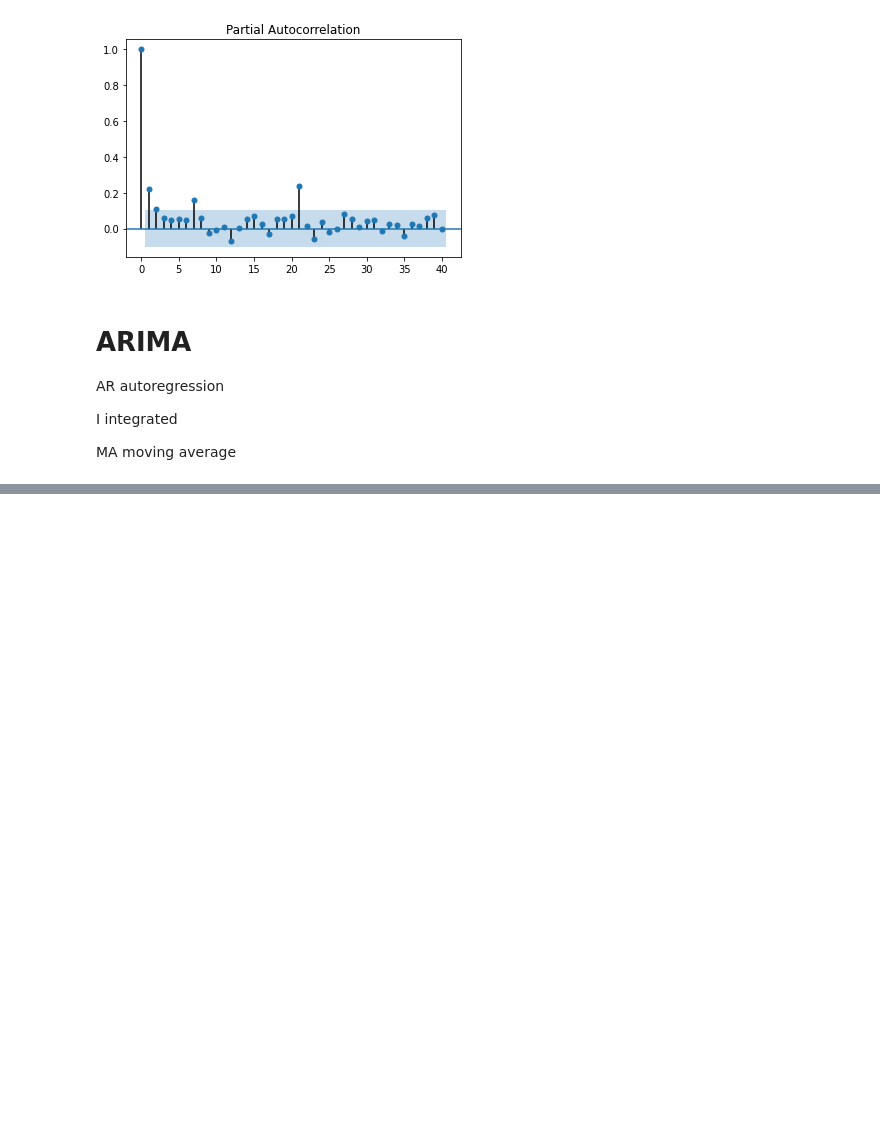
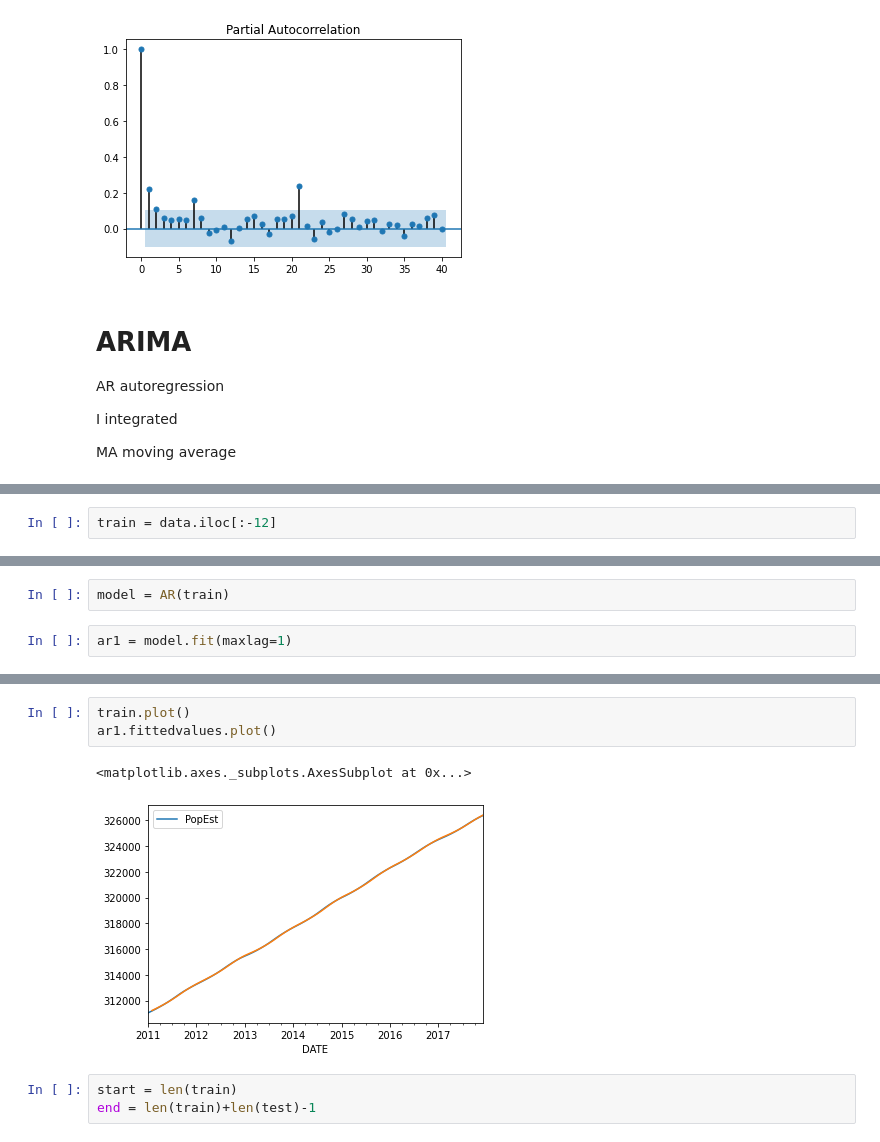
Before and after one commit to kozz84/Udemy, a Jupyter notebook: Time_Series.ipynb, the cells around one changed output, grey strips where cells are left out. Saved outputs shown, nothing was run; the diff lists cells and outputs as text; blank space fills up the shorter version.

```diff
--- a/Time_Series.ipynb
+++ b/Time_Series.ipynb
@@ -666,0 +686,2 @@ MA moving average
+# %%
+train = data.iloc[:-12]
@@ -666,0 +690,4 @@ MA moving average
+# %%
+model = AR(train)
+# %%
+ar1 = model.fit(maxlag=1)
@@ -666,0 +710,9 @@ MA moving average
+# %%
+train.plot()
+ar1.fittedvalues.plot()
+# %% [output]
+<matplotlib.axes._subplots.AxesSubplot at 0x...>
+[figure, added]
+# %%
+start = len(train)
+end = len(train)+len(test)-1
```
Also changed, not shown: parts of 20 cells of this notebook.
